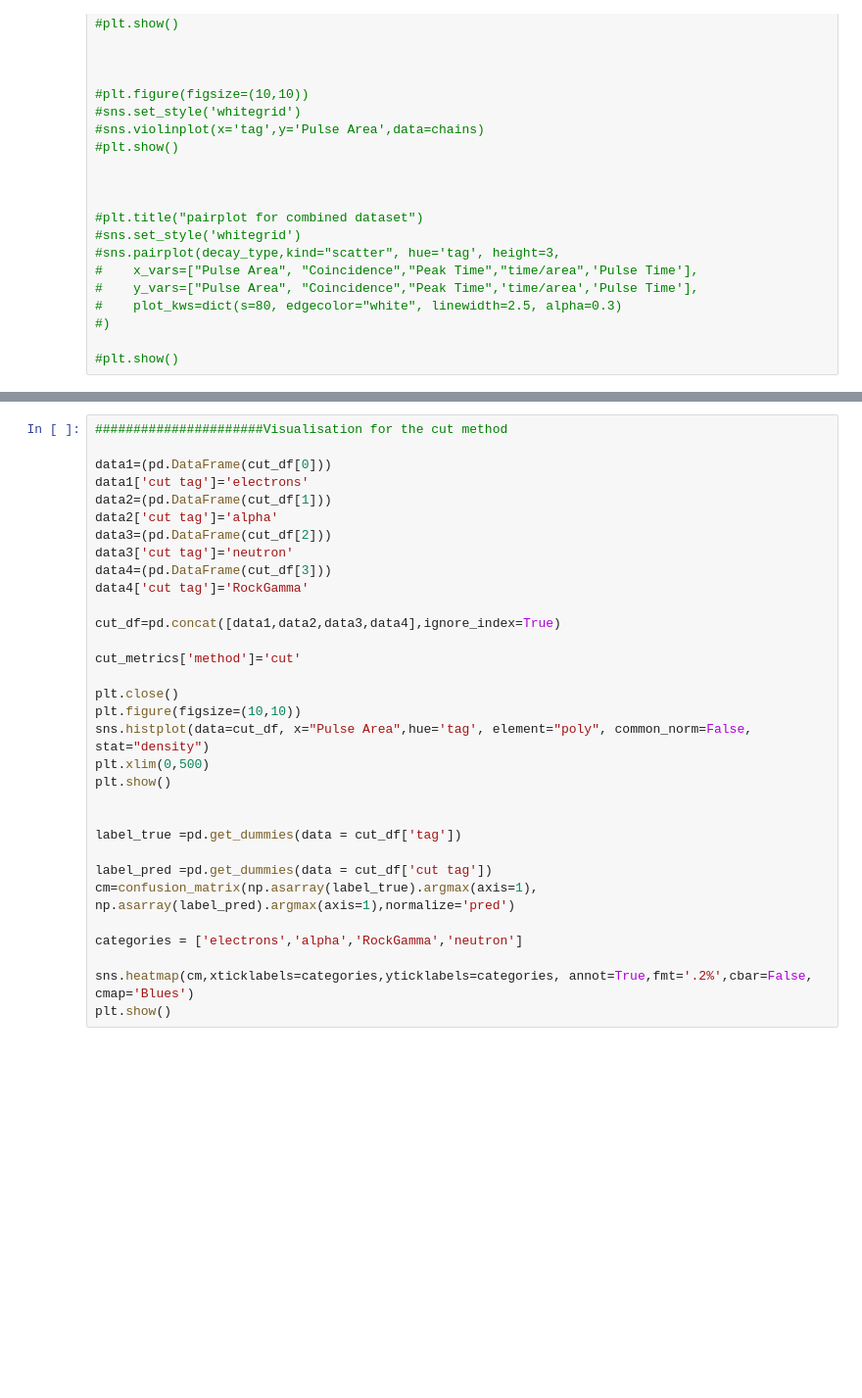
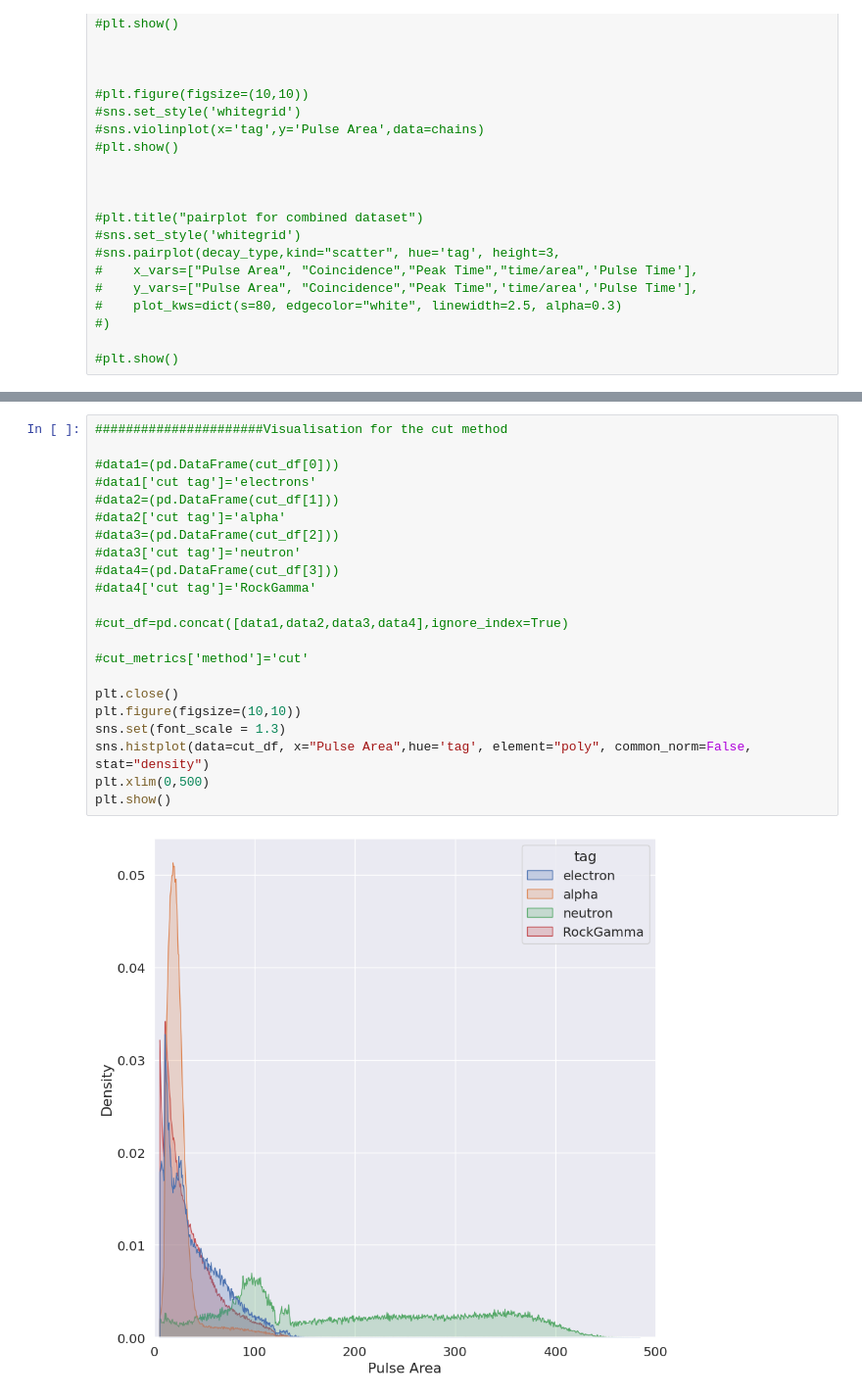
Before and after one commit to Thomas-Long1/LZ_analysis, a Jupyter notebook: LZ_data_analysis.ipynb, the cells around one changed output, grey strips where cells are left out. Shown at 98% size. Cells and saved outputs as stored; diff of their text form; blank space fills up the shorter version.

```diff
--- a/LZ_data_analysis.ipynb
+++ b/LZ_data_analysis.ipynb
@@ -825,32 +822,24 @@ pde_metrics=pde_run(electrons,alphas,neutron_data,rockgamma_data,decay_type)
-# %%
-######################Visualisation for the cut method
-
-data1=(pd.DataFrame(cut_df[0]))
-data1['cut tag']='electrons'
-data2=(pd.DataFrame(cut_df[1]))
-data2['cut tag']='alpha'
-data3=(pd.DataFrame(cut_df[2]))
-data3['cut tag']='neutron'
-data4=(pd.DataFrame(cut_df[3]))
-data4['cut tag']='RockGamma'
-
-cut_df=pd.concat([data1,data2,data3,data4],ignore_index=True)
-
-cut_metrics['method']='cut'
-
-plt.close()
-plt.figure(figsize=(10,10))
-sns.histplot(data=cut_df, x="Pulse Area",hue='tag', element="poly", common_norm=False, stat="density")
-plt.xlim(0,500)
-plt.show()
-
-
-label_true =pd.get_dummies(data = cut_df['tag'])
-
-label_pred =pd.get_dummies(data = cut_df['cut tag'])
-cm=confusion_matrix(np.asarray(label_true).argmax(axis=1), np.asarray(label_pred).argmax(axis=1),normalize='pred')
-
-categories = ['electrons','alpha','RockGamma','neutron']
-
-sns.heatmap(cm,xticklabels=categories,yticklabels=categories, annot=True,fmt='.2%',cbar=False, cmap='Blues')
-plt.show()
+# %%
+######################Visualisation for the cut method
+
+#data1=(pd.DataFrame(cut_df[0]))
+#data1['cut tag']='electrons'
+#data2=(pd.DataFrame(cut_df[1]))
+#data2['cut tag']='alpha'
+#data3=(pd.DataFrame(cut_df[2]))
+#data3['cut tag']='neutron'
+#data4=(pd.DataFrame(cut_df[3]))
+#data4['cut tag']='RockGamma'
+
+#cut_df=pd.concat([data1,data2,data3,data4],ignore_index=True)
+
+#cut_metrics['method']='cut'
+
+plt.close()
+plt.figure(figsize=(10,10))
+sns.set(font_scale = 1.3)
+sns.histplot(data=cut_df, x="Pulse Area",hue='tag', element="poly", common_norm=False, stat="density")
+plt.xlim(0,500)
+plt.show()
+# %% [output]
+[figure, added]
```
Also changed, not shown: parts of 18 cells of this notebook.
